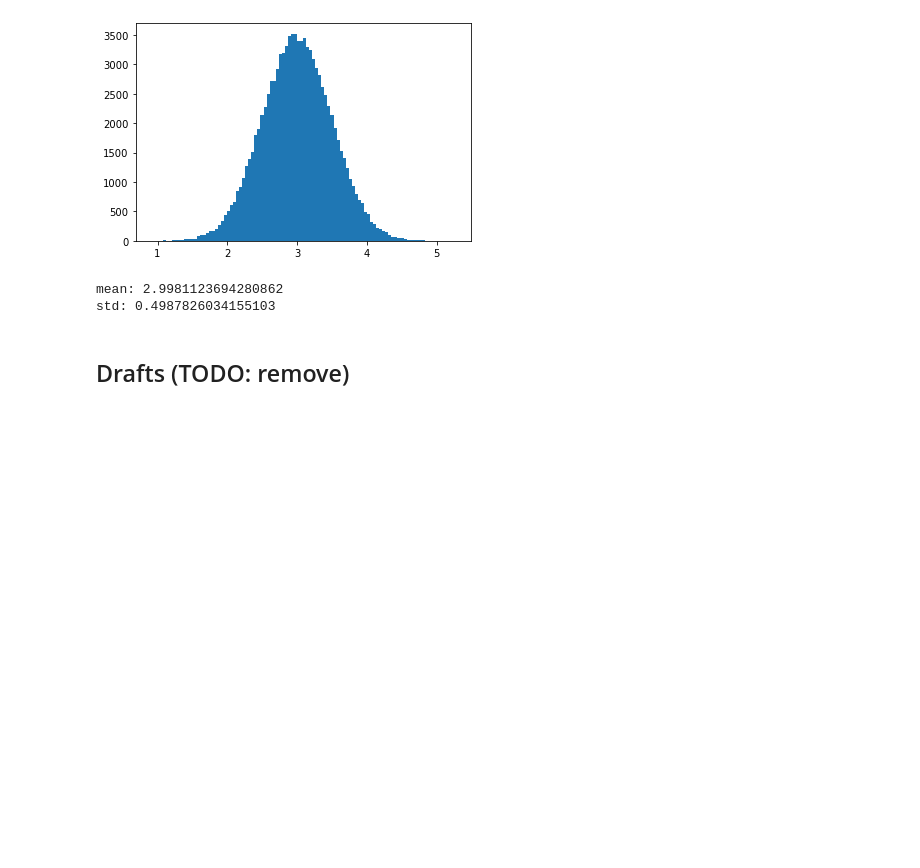
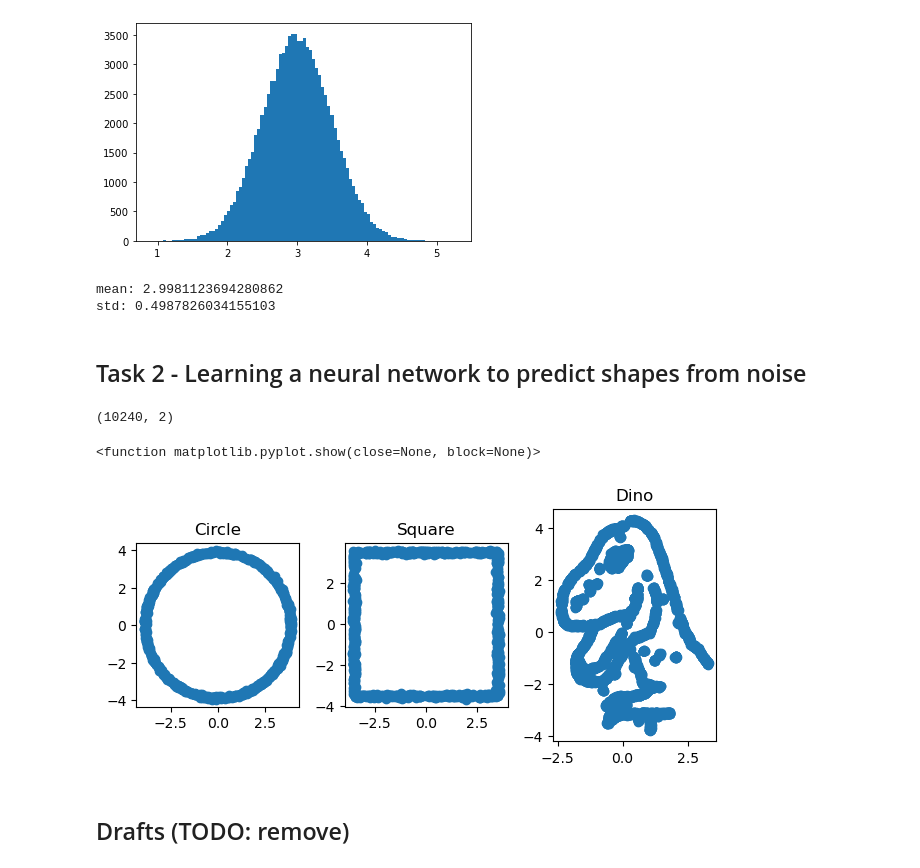
Before and after one commit to ZyzzGit/diffusion, a Jupyter notebook: DiffusionModels.ipynb, the cells around one changed output. Saved outputs shown, nothing was run; the diff lists cells and outputs as text; code cells hidden in the pictures; blank space fills up the shorter version.

Commit message:
Reading and plotting shapes from txt points

```diff
--- a/DiffusionModels.ipynb
+++ b/DiffusionModels.ipynb
@@ -140,6 +140,45 @@ print(f"mean: {np.mean(x0s)}\nstd: {np.std(x0s)}")
 [figure]
 mean: 2.9981123694280862
 std: 0.4987826034155103
+# %% [markdown]
+## Task 2 - Learning a neural network to predict shapes from noise
+# %%
+# Returns the points in a txt file as a 2D ndarray
+def read_points(file):
+    with open(file, 'r') as f:
+        lines = [line.rstrip('\n').split() for line in f]  # 2D array of shape [n, 2] with the point values as strings
+        pts = np.zeros([len(lines), 2])
+        for i, (x,y) in enumerate(lines):
+            pts[i, 0] = float(x)
+            pts[i, 1] = float(y)
+        return pts
+# %%
+dinohead_pts.shape
+# %% [output]
+(10240, 2)
+# %%
+data_path = 'data'
+
+circle_pts = read_points(os.path.join(data_path, 'circle_pts.txt'))
+square_pts = read_points(os.path.join(data_path, 'square_pts.txt'))
+dinohead_pts = read_points(os.path.join(data_path, 'dinohead_pts.txt'))
+
+# Plot the original shapes
+fig, axes = plt.subplots(1, 3)
+axes[0].scatter(circle_pts[:, 0], circle_pts[:, 1])
+axes[0].set_title('Circle')
+axes[0].set_aspect('equal')
+axes[1].scatter(square_pts[:, 0], square_pts[:, 1])
+axes[1].set_title('Square')
+axes[1].set_aspect('equal')
+axes[2].scatter(dinohead_pts[:, 0], dinohead_pts[:, 1])
+axes[2].set_title('Dino')
+axes[2].set_aspect('equal')
+plt.tight_layout()
+plt.show
+# %% [output]
+<function matplotlib.pyplot.show(close=None, block=None)>
+[figure, added]
 # %% [markdown]
 ## Drafts (TODO: remove)
 # %%
```
